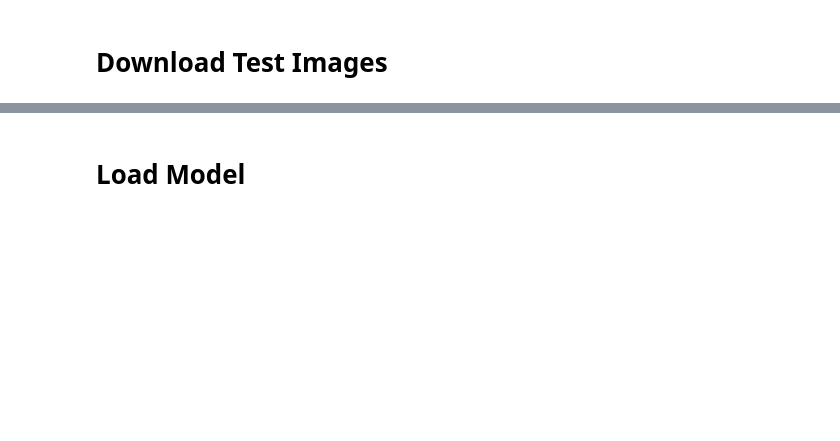
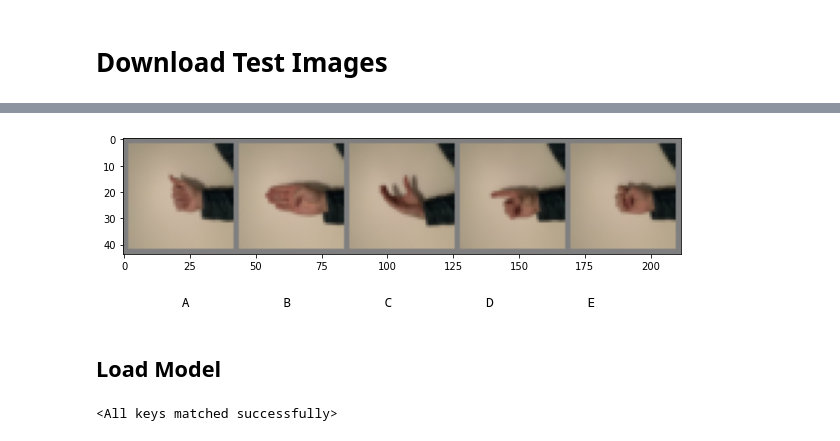
Before and after one commit to RumiAllbert/American-Sign-Language-Recogniztion-CNN, a Jupyter notebook: src/aslcnn_test.ipynb, the cells around one changed output, grey strips where cells are left out. Saved outputs shown, nothing was run; the diff lists cells and outputs as text; code cells hidden in the pictures; blank space fills up the shorter version.

Commit message:
[add] asl cnn testing notebook

```diff
--- a/src/aslcnn_test.ipynb
+++ b/src/aslcnn_test.ipynb
@@ -24,4 +26,5 @@ classes = ('A', 'B', 'C', 'D', 'E')
 device = torch.device("cuda:0" if torch.cuda.is_available() else "cpu")
 
 ROOT_DIR='/content'
+TESTING_PATH = '/content/test/testing'
 # %% [markdown]
@@ -163,17 +230,46 @@ def validation(val_loader, device=torch.device("cpu"), verbose=False):
             print("Accuracy for class {:5s} is: {:.1f} %".format(classname, accuracy))
         print("==" * 30)
         plot_confusion_matrix(actual, pred)
+        print(f"Loss: {running_loss / len(val_loader)}")
 
     if not verbose:
         val_acc.append(100.0 * correct / total)
         val_loss.append(running_loss / len(val_loader))
 
-    return running_loss / len(val_loader)
+    return pred
 
 
 def save_model(net, PATH=f"{ROOT_DIR}/models/", name="asl_cnn.pth"):
     """Function to save the model"""
     torch.save(net.state_dict(), PATH + name)
+
+
+def load_data(test_path, batch_size=32):
+    # --------------------------------------------------------------------------------------------------
+    # Set up transformer to normalize and transform the data
+    # --------------------------------------------------------------------------------------------------
+    test_transform = transforms.Compose(
+        [
+            # https://pytorch.org/vision/main/auto_examples/plot_transforms.html#randomresizedcrop
+            transforms.RandomResizedCrop((40, 40), scale=(0.8, 1.0),
+                    ratio=(0.9, 1.1)),
+            # https://pytorch.org/vision/stable/generated/torchvision.transforms.ToTensor.html
+            transforms.ToTensor(),
+            transforms.Normalize((0.5, 0.5, 0.5), (0.5, 0.5, 0.5)),
+        ]
+    )
+
+    # --------------------------------------------------------------------------------------------------
+    # Create the training and test datasets as well as the data loaders
+    # --------------------------------------------------------------------------------------------------
+    # Data Sets
+    test_dataset = datasets.ImageFolder(test_path, transform=test_transform)
+
+    # Data Loaders
+    test_loader = torch.utils.data.DataLoader(test_dataset, batch_size=batch_size,
+                                              shuffle=False, drop_last=False, num_workers=2)
+    print(f"Successfully loaded images\nBatch size: {batch_size}")
+    return test_loader
 # %% [markdown]
 # Download Test Images
 # %%
@@ -205,0 +328,2 @@ Saving to: ‘/content/test/testing_img.zip’
+# %%
+test_loader = load_data(TESTING_PATH)
@@ -206,2 +333,7 @@ Saving to: ‘/content/test/testing_img.zip’
+# %%
+display_sample_image(test_loader)
+# %% [output]
+[figure, added]
+           A            B            C            D            E
 # %% [markdown]
-# Load Model
+## Load Model
@@ -210,14 +340,13 @@ Saving to: ‘/content/test/testing_img.zip’
 # %%
-train_loader, val_loader, test_loader = load_data(TRAINING_PATH, TESTING_PATH, batch_size=15)
-PATH = f'{ROOT_DIR}/models/sgd_tuned_asl_cnn.pth'
+PATH = f'{ROOT_DIR}/200sgd_tuned_asl_cnn_80.pth'
 
 net = ASL_CNN(num_classes=5, dropout=0.25)
+
 # Loss function
 criterion = nn.CrossEntropyLoss()
 optimizer = optim.SGD(net.parameters(), lr=.001, momentum=0.9)
 
-net.load_state_dict(torch.load(PATH))
-net.to(device)
-# net = load_model(net, name='adam200_tuned_asl_cnn.pth')
-
-validation(test_loader, device=device, verbose=True)
+net.load_state_dict(torch.load(PATH, map_location=torch.device('cpu')))
+# net.to(device)
+# %% [output]
+<All keys matched successfully>
```
Also changed, not shown: parts of 16 cells of this notebook.
